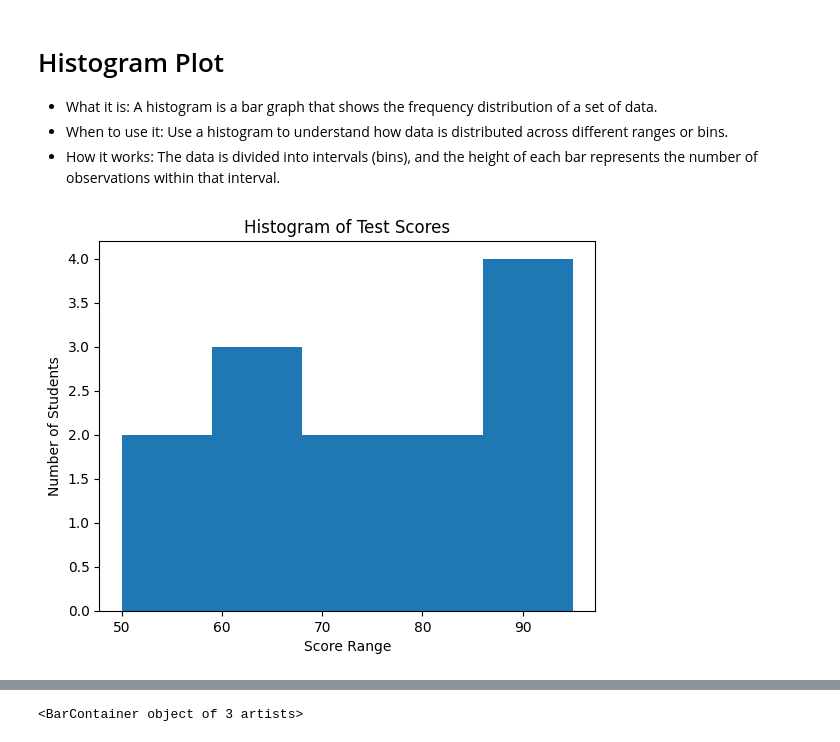
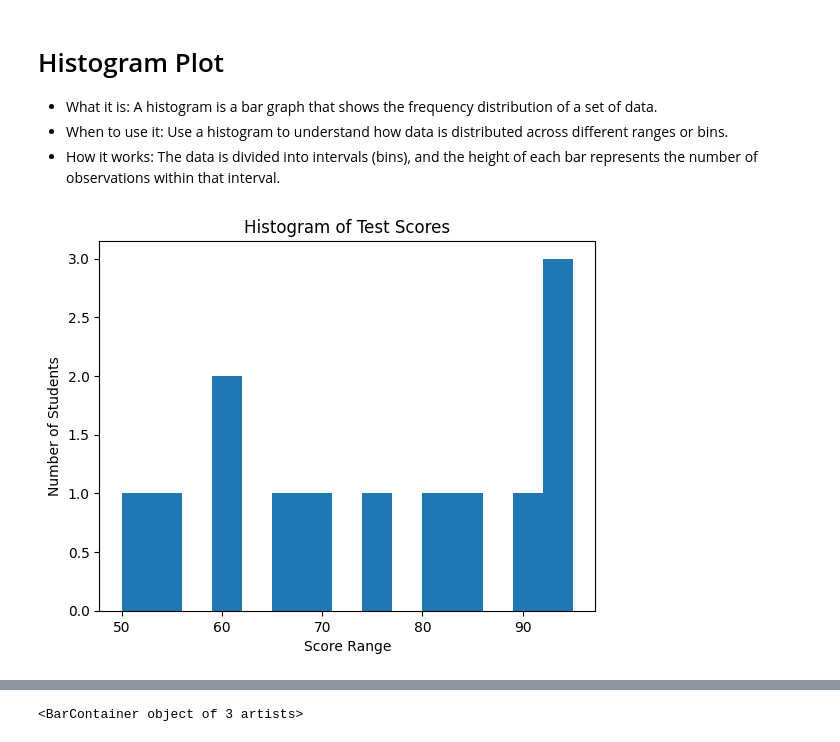
Before and after one commit to Ali4real/Navttac, a Jupyter notebook: class13.ipynb, the cells around one changed output, grey strips where cells are left out. Drawn from its saved outputs; the diff is of its cells as text; code cells hidden in the pictures.

```diff
--- a/class13.ipynb
+++ b/class13.ipynb
@@ -68,15 +68,15 @@ plt.show()
 # %%
 # Sample data
 scores = [50, 55, 60, 60, 65, 70, 75, 80, 85, 90, 95, 95, 95]
 
 # Histogram plot
-plt.hist(scores, bins=5)
+plt.hist(scores, bins=15)
 plt.title("Histogram of Test Scores")
 plt.xlabel("Score Range")
 plt.ylabel("Number of Students")
 plt.show()
 # %% [output]
-[figure, old version]
+[figure, new version]
 # %%
 x = ['Viettel', 'VNPT', 'Mobiphone']
 revenue = (37600000, 6445000, 6045000)
```
Also changed, not shown: parts of 2 cells of this notebook.
